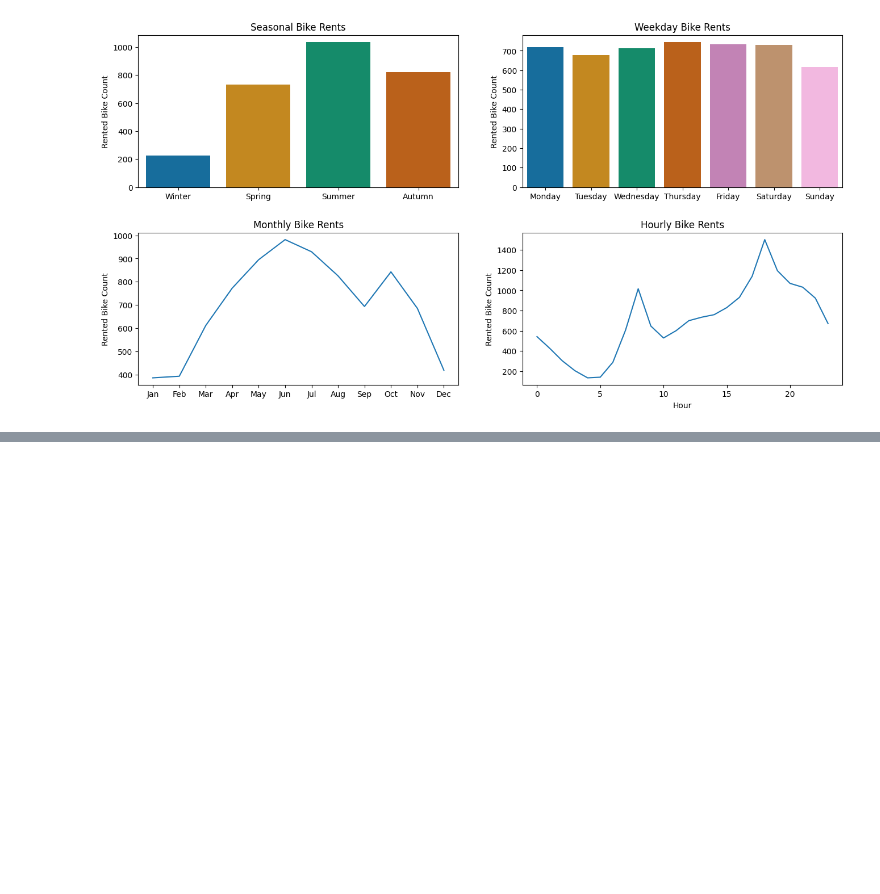
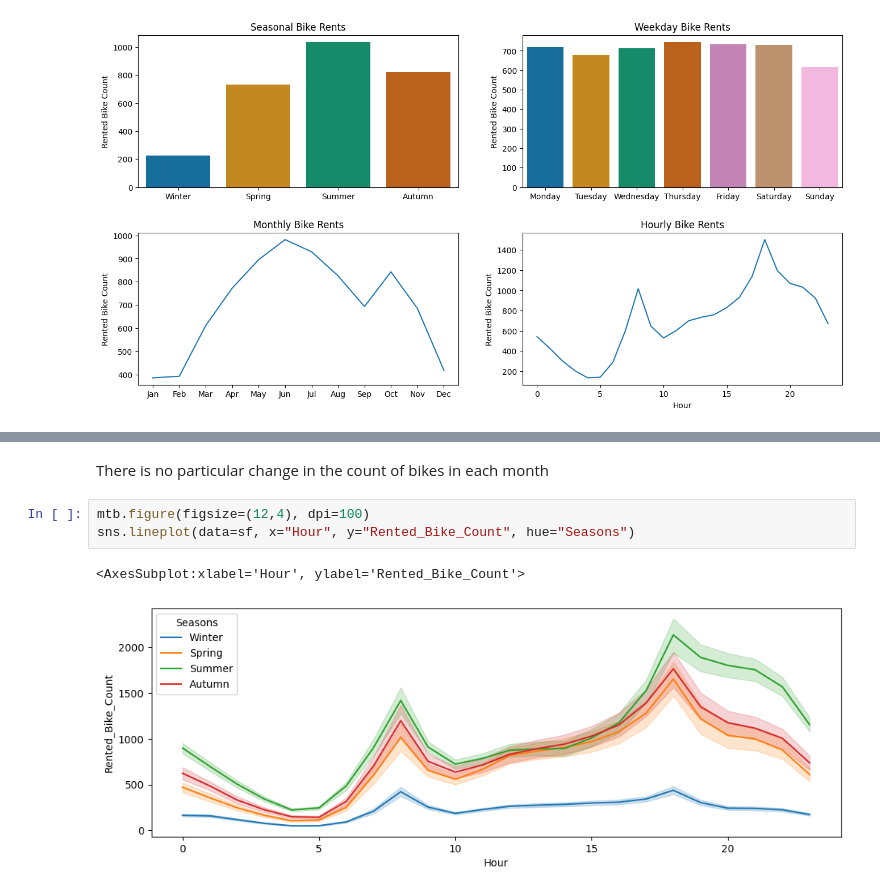
Before and after one commit to Gaurav065/Python, a Jupyter notebook: EDA/Seol_bike_data.ipynb, the cells around one changed output, grey strips where cells are left out. Cells and saved outputs as stored; diff of their text form; blank space fills up the shorter version.

```diff
--- a/EDA/Seol_bike_data.ipynb
+++ b/EDA/Seol_bike_data.ipynb
@@ -119,0 +177,8 @@ By taking a look at this graph it can be clearly seen that there is a sharp rise
+# %% [markdown]
+There is no particular change in the count of bikes in each month
+# %%
+mtb.figure(figsize=(12,4), dpi=100)
+sns.lineplot(data=sf, x="Hour", y="Rented_Bike_Count", hue="Seasons")
+# %% [output]
+<AxesSubplot:xlabel='Hour', ylabel='Rented_Bike_Count'>
+[figure, added]
```
Also changed, not shown: parts of 31 cells of this notebook.
